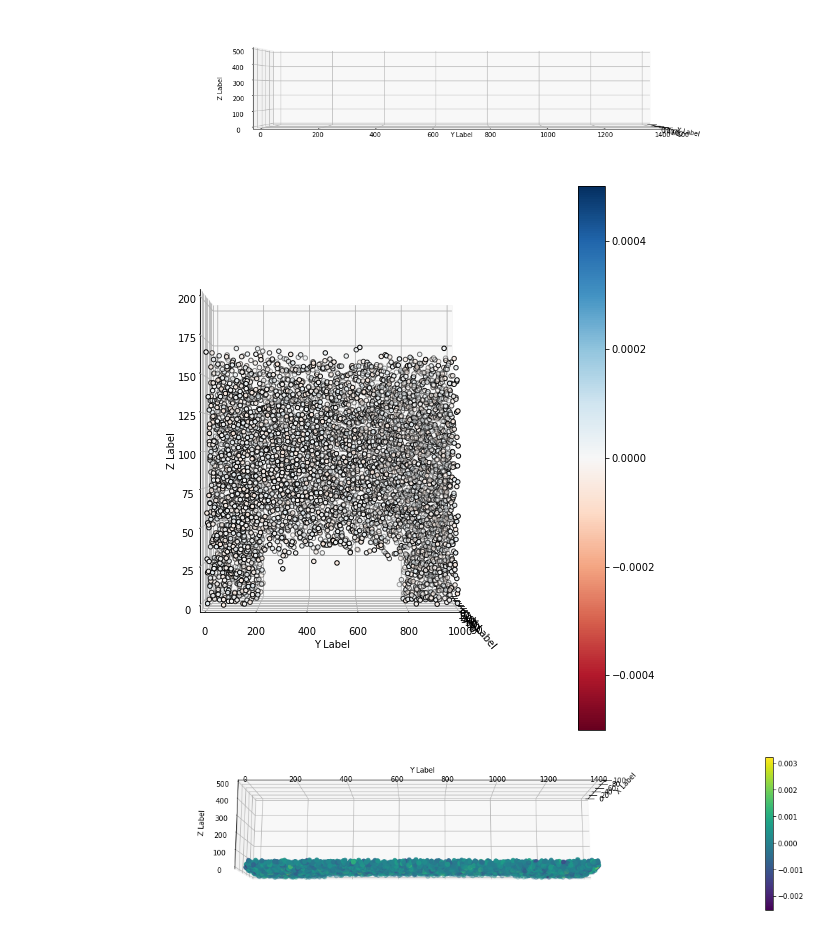
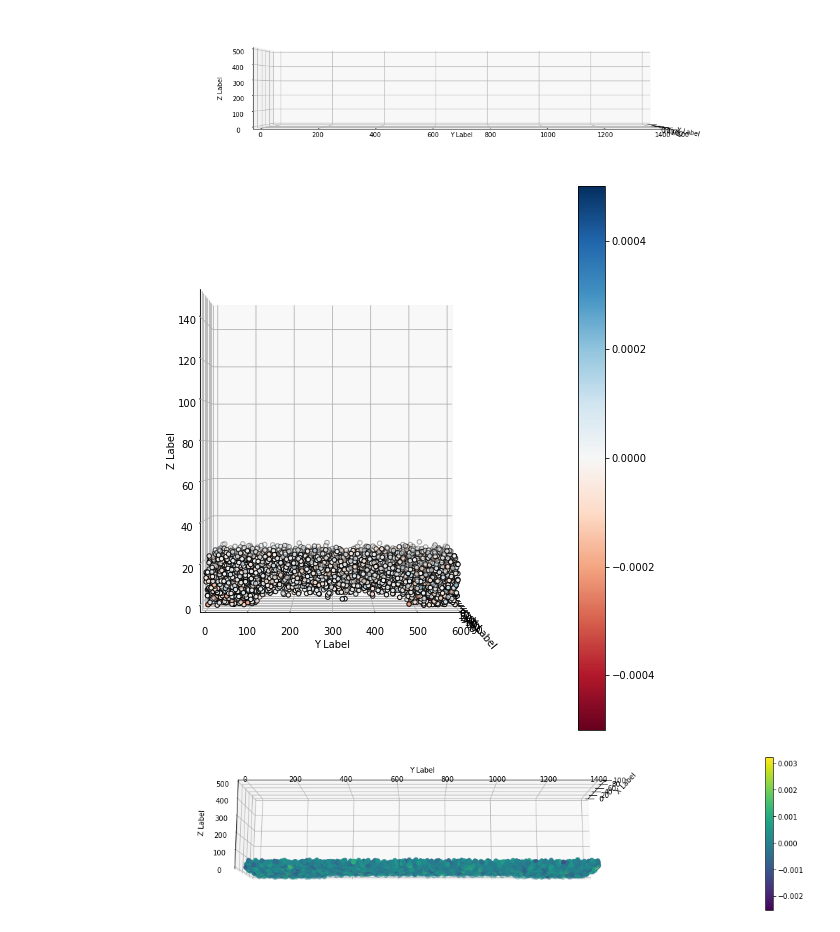
Before and after one commit to nkrishnan94/biofilm-ibm, a Jupyter notebook: sim_vis.ipynb, the cells around one changed output. Drawn from its saved outputs; the diff is of its cells as text; code cells hidden in the pictures.

```diff
--- a/sim_vis.ipynb
+++ b/sim_vis.ipynb
@@ -144,7 +144,7 @@ plt.show()
 import numpy as np
 import matplotlib.pyplot as plt
 import matplotlib.animation as animation
-t =100#len(t_arr)-1
+t =10#len(t_arr)-1
 i=0
 i_end=t
 cell_str = []
@@ -194,8 +194,8 @@ for t in range(len(t_arr)-1):
 
 
     xlim=90
-    ylim = 1000
-    zlim=500
+    ylim = 600
+    zlim=100
     # For each set of style and range settings, plot n random points in the box
     # defined by x in [23, 32], y in [0, 100], z in [zlow, zhigh].
     #for m in arr:
@@ -212,46 +212,43 @@ for t in range(len(t_arr)-1):
     ax.set_ylabel('Y Label')
     ax.set_zlabel('Z Label')
     ax.set_xlim([0,90])
-    ax.set_ylim([0,1000])
+    ax.set_ylim([0,600])
 
-    ax.set_zlim([0,200])
+    ax.set_zlim([0,150])
 
 
 
 
     cell_arr = np.array([np.array(cell_str[i].split( )[1:]).astype(float) for i in range(len(cell_str))])
 
 
     im = ax.scatter(x, y, z,c=fz,s=20,edgecolor='k',
                     vmin=-.00005,
                     vmax=.00005,
                     cmap='RdBu')
     ax.view_init(0, 360)
 
 
 
     ims.append([im])
 
 
 im = ax.scatter(x, y, z,c=fz,s=20,edgecolor='k',
                     vmin=-.0005,
                     vmax=.0005,
                 cmap='RdBu')
 plt.colorbar(im)
 
 
 ims.append([im])
 ani = animation.ArtistAnimation(fig, ims, interval=500, blit=True,
                             repeat_delay=500)
 
 ani.save('test.gif', writer= 'imagemagick' , fps=30)
 
-
-
-
 plt.show()
 # %% [output]
-[figure, old version]
+[figure, new version]
 # %%
 t = 2#len(t_arr)-1
 i=0
```
Also changed, not shown: 13 other files.
